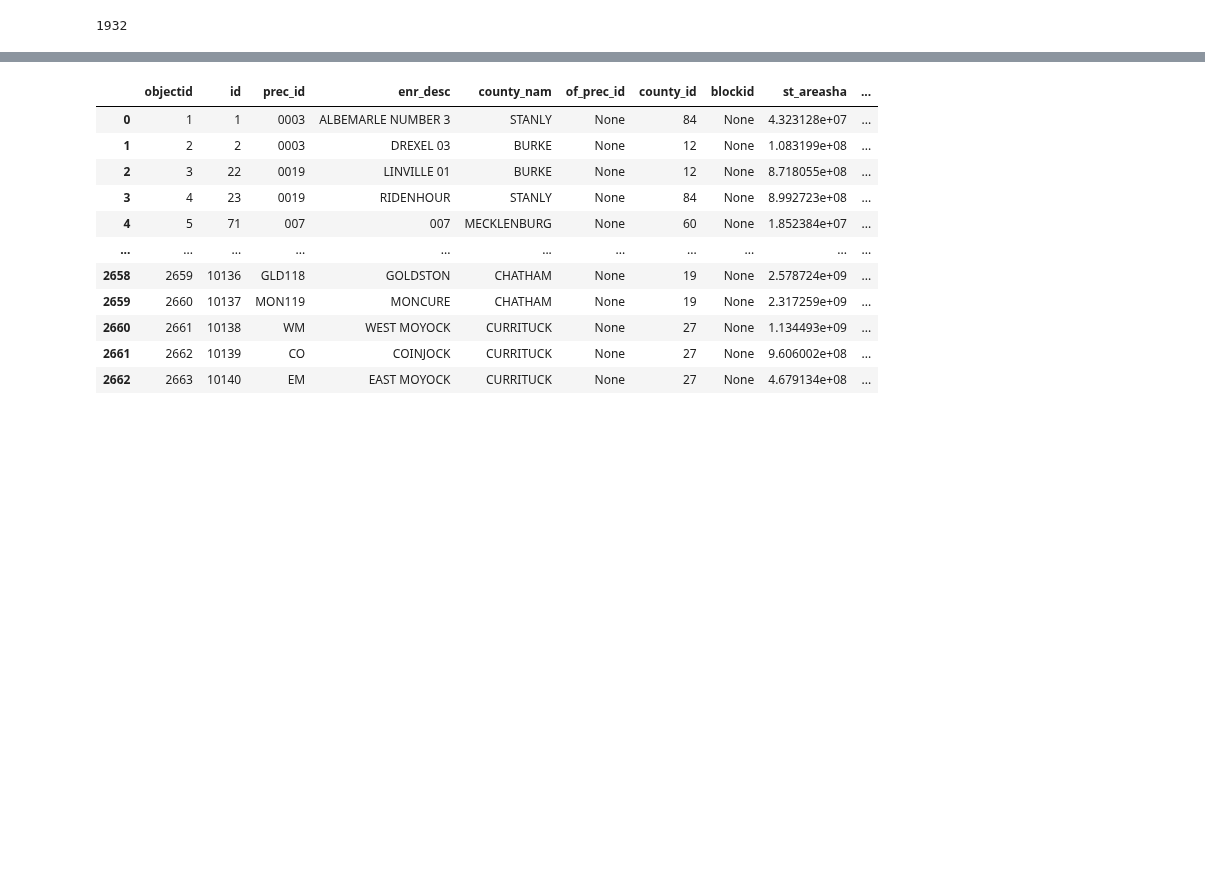
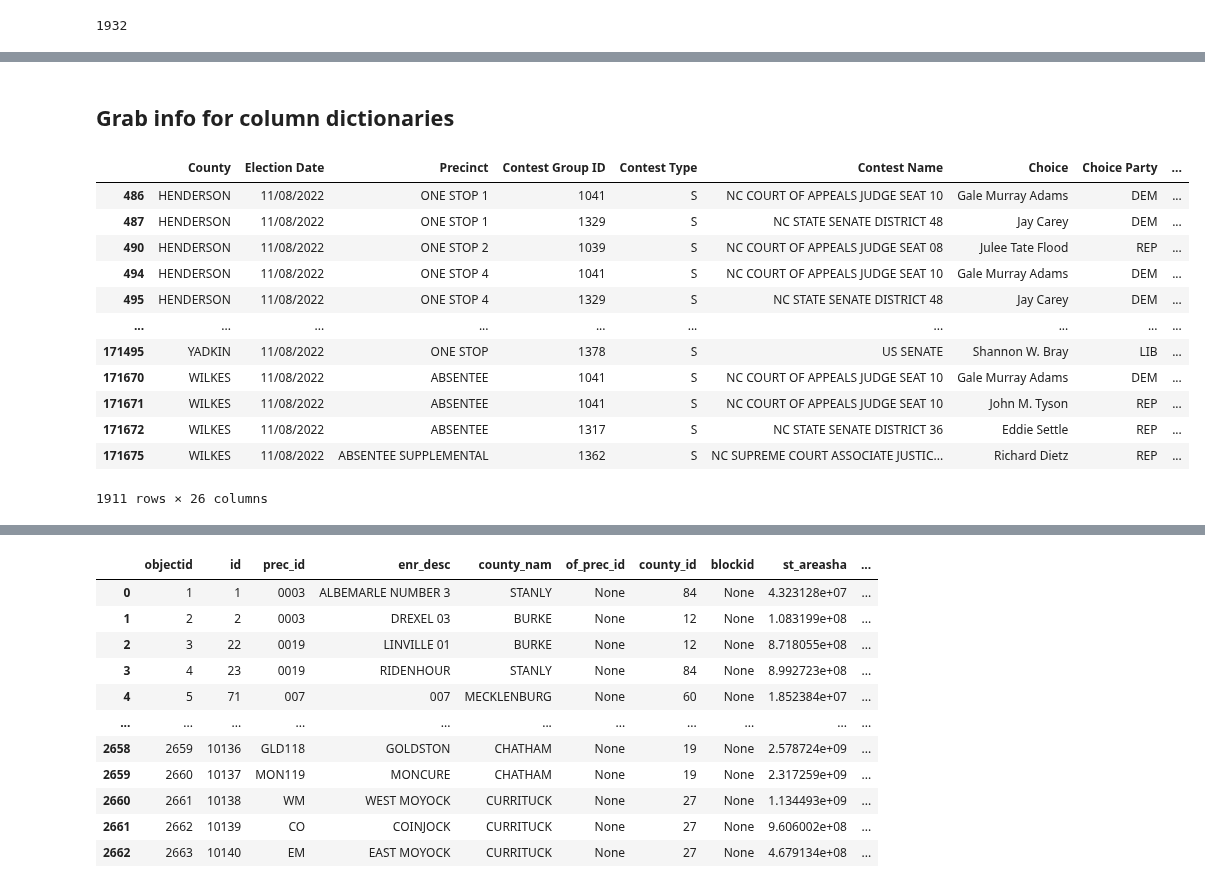
Before and after one commit to nonpartisan-redistricting-datahub/pber_collection, a Jupyter notebook: NC/2022/nc_election_results.ipynb, the cells around one changed output, grey strips where cells are left out. Saved outputs shown, nothing was run; the diff lists cells and outputs as text; code cells hidden in the pictures; blank space fills up the shorter version.

```diff
--- a/NC/2022/nc_election_results.ipynb
+++ b/NC/2022/nc_election_results.ipynb
@@ -118,0 +45,2 @@ gdf.prec_id.nunique()
+# %% [markdown]
+## Grab info for column dictionaries
@@ -118,0 +111,16 @@ gdf.prec_id.nunique()
+# %%
+df[(df["Precinct"].str.lower().str.contains("absentee"))|(df["Precinct"].str.lower().str.contains("one stop"))]
+# %% [output]
+|  | County | Election Date | Precinct | Contest Group ID | Contest Type | Contest Name | Choice | Choice Party | ... |
+| 486 | HENDERSON | 11/08/2022 | ONE STOP 1 | 1041 | S | NC COURT OF APPEALS JUDGE SEAT 10 | Gale Murray Adams | DEM | ... |
+| 487 | HENDERSON | 11/08/2022 | ONE STOP 1 | 1329 | S | NC STATE SENATE DISTRICT 48 | Jay Carey | DEM | ... |
+| 490 | HENDERSON | 11/08/2022 | ONE STOP 2 | 1039 | S | NC COURT OF APPEALS JUDGE SEAT 08 | Julee Tate Flood | REP | ... |
+| 494 | HENDERSON | 11/08/2022 | ONE STOP 4 | 1041 | S | NC COURT OF APPEALS JUDGE SEAT 10 | Gale Murray Adams | DEM | ... |
+| 495 | HENDERSON | 11/08/2022 | ONE STOP 4 | 1329 | S | NC STATE SENATE DISTRICT 48 | Jay Carey | DEM | ... |
+| ... | ... | ... | ... | ... | ... | ... | ... | ... | ... |
+| 171495 | YADKIN | 11/08/2022 | ONE STOP | 1378 | S | US SENATE | Shannon W. Bray | LIB | ... |
+| 171670 | WILKES | 11/08/2022 | ABSENTEE | 1041 | S | NC COURT OF APPEALS JUDGE SEAT 10 | Gale Murray Adams | DEM | ... |
+| 171671 | WILKES | 11/08/2022 | ABSENTEE | 1041 | S | NC COURT OF APPEALS JUDGE SEAT 10 | John M. Tyson | REP | ... |
+| 171672 | WILKES | 11/08/2022 | ABSENTEE | 1317 | S | NC STATE SENATE DISTRICT 36 | Eddie Settle | REP | ... |
+| 171675 | WILKES | 11/08/2022 | ABSENTEE SUPPLEMENTAL | 1362 | S | NC SUPREME COURT ASSOCIATE JUSTIC... | Richard Dietz | REP | ... |
+1911 rows × 26 columns
```
Also changed, not shown: parts of 37 cells of this notebook.
